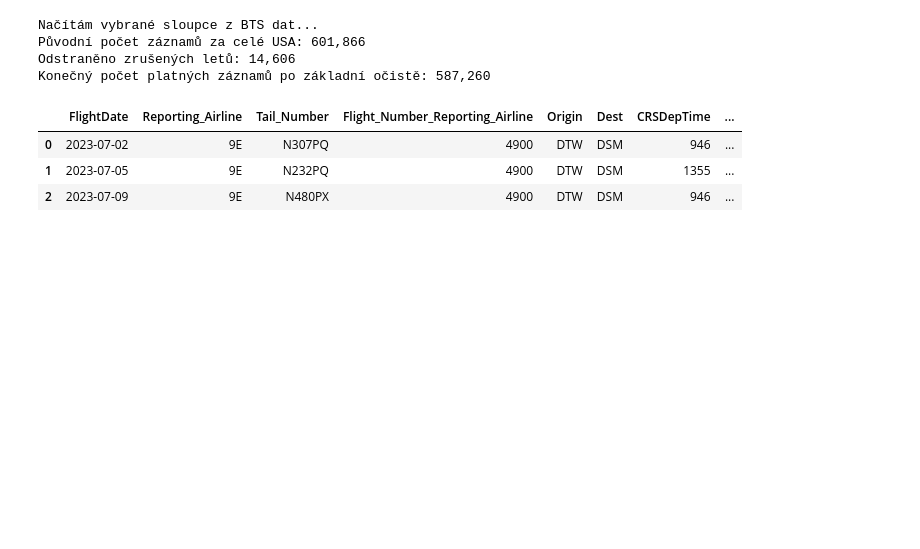
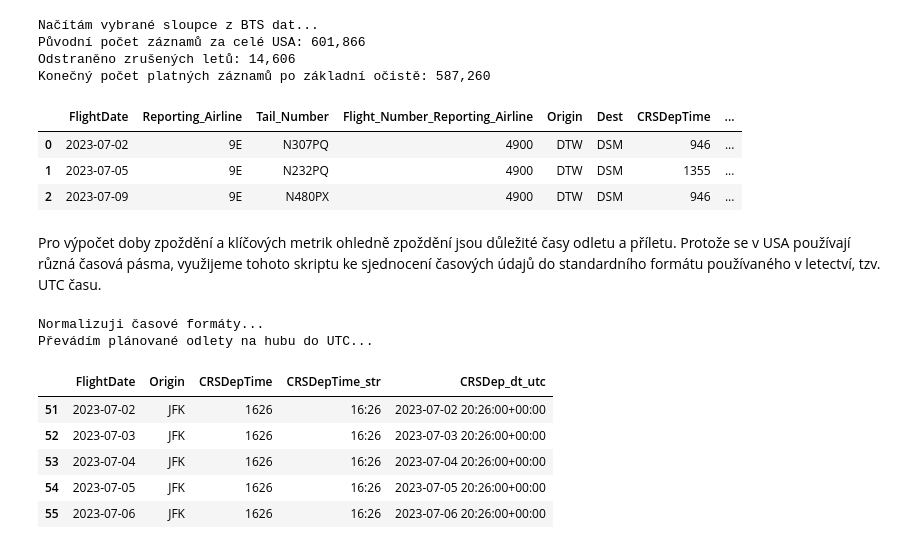
Before and after one commit to weissgrlu/airline-delay-metar-analysis, a Jupyter notebook: notebook/project_jupyter_files.ipynb, the cells around one changed output. Saved outputs shown, nothing was run; the diff lists cells and outputs as text; code cells hidden in the pictures; blank space fills up the shorter version.

```diff
--- a/notebook/project_jupyter_files.ipynb
+++ b/notebook/project_jupyter_files.ipynb
@@ -193,3 +197,65 @@ Konečný počet platných záznamů po základní očistě: 587,260
 | 0 | 2023-07-02 | 9E | N307PQ | 4900 | DTW | DSM | 946 | ... |
 | 1 | 2023-07-05 | 9E | N232PQ | 4900 | DTW | DSM | 1355 | ... |
 | 2 | 2023-07-09 | 9E | N480PX | 4900 | DTW | DSM | 946 | ... |
+# %% [markdown]
+Pro výpočet doby zpoždění a klíčových metrik ohledně zpoždění jsou důležité časy odletu a příletu. Protože se v USA používají různá časová pásma, využijeme tohoto skriptu ke sjednocení časových údajů do standardního formátu používaného v letectví, tzv. UTC času.
+# %%
+# -------------------------------------------------------------
+# KROK 2: NORMALIZACE ČASŮ A PŘEVOD DO UTC
+# -------------------------------------------------------------
+
+# 1. Pomocná funkce: převod float/int typu 905.0 na řetězec '09:05'
+def bts_time_to_str(val):
+    if pd.isna(val):
+        return None
+    val_int = int(val)
+    # BTS uvádí půlnoc jako 2400 -> normalizujeme na 0000
+    if val_int == 2400:
+        val_int = 0
+    s = str(val_int).zfill(4)
+    return f"{s[:2]}:{s[2:]}"
+
+print("Normalizuji časové formáty...")
+for col in ["CRSDepTime", "DepTime", "CRSArrTime", "ArrTime"]:
+    df_flights[f"{col}_str"] = df_flights[col].apply(bts_time_to_str)
+
+# 2. Vytvoření lokálního datetime pro plánovaný odlet (CRSDepTime)
+# Spojíme FlightDate (YYYY-MM-DD) a vyčištěný čas (HH:MM)
+df_flights["CRSDep_dt_local"] = pd.to_datetime(
+    df_flights["FlightDate"] + " " + df_flights["CRSDepTime_str"],
+    errors="coerce"
+)
+
+# 3. Namapování časových zón hubů (v červenci platí letní čas EDT / CDT)
+tz_map = {
+    "ORD": "America/Chicago",  # CDT (UTC-5)
+    "DFW": "America/Chicago",  # CDT (UTC-5)
+    "ATL": "America/New_York", # EDT (UTC-4)
+    "JFK": "America/New_York"  # EDT (UTC-4)
+}
+
+# 4. Převod odletového času do UTC pro naše sledované huby
+def convert_to_utc(row):
+    origin = row["Origin"]
+    dt_local = row["CRSDep_dt_local"]
+    if pd.isna(dt_local) or origin not in tz_map:
+        return pd.NaT
+    # Lokalizace do časového pásma letiště a konverze do UTC
+    return dt_local.tz_localize(tz_map[origin]).tz_convert("UTC")
+
+print("Převádím plánované odlety na hubu do UTC...")
+hub_mask = df_flights["Origin"].isin(tz_map.keys())
+df_flights.loc[hub_mask, "CRSDep_dt_utc"] = df_flights[hub_mask].apply(convert_to_utc, axis=1)
+
+# Kontrola výsledku
+sample_cols = ["FlightDate", "Origin", "CRSDepTime", "CRSDepTime_str", "CRSDep_dt_utc"]
+df_flights.loc[hub_mask, sample_cols].head(5)
+# %% [output]
+Normalizuji časové formáty...
+Převádím plánované odlety na hubu do UTC...
+|  | FlightDate | Origin | CRSDepTime | CRSDepTime_str | CRSDep_dt_utc |
+| 51 | 2023-07-02 | JFK | 1626 | 16:26 | 2023-07-02 20:26:00+00:00 |
+| 52 | 2023-07-03 | JFK | 1626 | 16:26 | 2023-07-03 20:26:00+00:00 |
+| 53 | 2023-07-04 | JFK | 1626 | 16:26 | 2023-07-04 20:26:00+00:00 |
+| 54 | 2023-07-05 | JFK | 1626 | 16:26 | 2023-07-05 20:26:00+00:00 |
+| 55 | 2023-07-06 | JFK | 1626 | 16:26 | 2023-07-06 20:26:00+00:00 |
```
Also changed, not shown: parts of 9 cells of this notebook.
